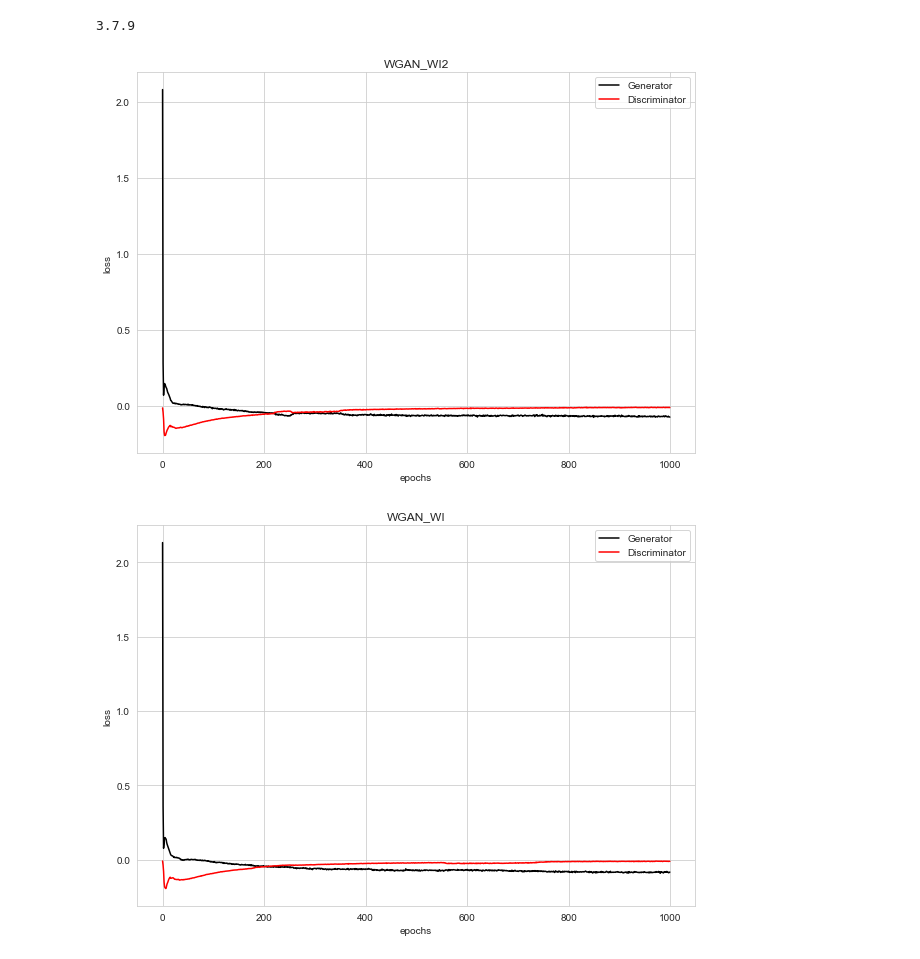
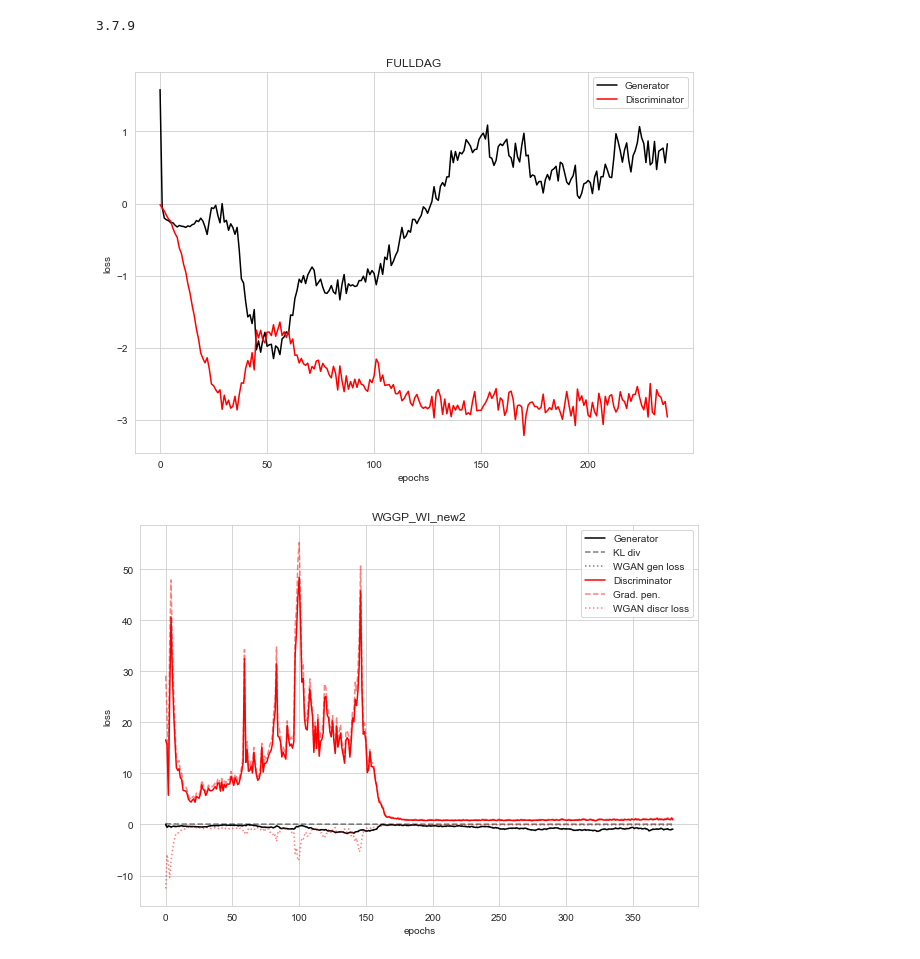
Before and after one commit to glederrey/SynthPop, a Jupyter notebook: code/notebooks/training/check_training.ipynb, the cells around one changed output. Saved outputs shown, nothing was run; the diff lists cells and outputs as text; code cells hidden in the pictures.

```diff
--- a/code/notebooks/training/check_training.ipynb
+++ b/code/notebooks/training/check_training.ipynb
@@ -25,7 +25,7 @@ sns.set_style("whitegrid")
 # %%
 dataset = 'Chicago'
 
-names = ['WGAN_WI2', 'WGAN_WI', 'WGAN_WO2', 'WGAN_WO', 'WGAN_OR']
+names = ['FULLDAG', 'WGGP_WI_new2', 'WGGP_WI_new', 'WGGP_WI_old', 'WGAN_WI']
 # %%
 for n in names:
 
@@ -44,34 +44,34 @@ for n in names:
         loss['wgan_gen'] = []
         for d in data:
             loss['wgan_gen'].append(d['GAN_loss/g_loss'])
             loss['kl'].append(d['GAN_loss/kl_div'])
             loss['gen'].append(d['GAN_loss/g_loss']+d['GAN_loss/kl_div'])
             loss['wgan_discr'].append(d['GAN_loss/d_loss'])
-            loss['grad_pen'].append(10*d['GAN_loss/gradient_penalty'])
-            loss['discr'].append((d['GAN_loss/d_loss']+10*d['GAN_loss/gradient_penalty']))
+            loss['grad_pen'].append(100*d['GAN_loss/gradient_penalty'])
+            loss['discr'].append((d['GAN_loss/d_loss']+100*d['GAN_loss/gradient_penalty']))
     else:
         for d in data:
             loss['gen'].append(d['GAN_loss/g_loss']+d['GAN_loss/kl_div'])
             loss['discr'].append(d['GAN_loss/d_loss'])
 
     plt.figure(figsize=(10,7))
     if True:
         plt.plot(loss['gen'], 'k', label='Generator')
         if any(x in n for x in ('WGANGP','WGGP')) :
             plt.plot(loss['kl'], 'k--', label='KL div', alpha=0.5)
             plt.plot(loss['wgan_gen'], 'k:', label='WGAN gen loss', alpha=0.5)
 
     plt.plot(loss['discr'], 'r', label='Discriminator')
     if any(x in n for x in ('WGANGP','WGGP')) :
         plt.plot(loss['grad_pen'], 'r--', label='Grad. pen.', alpha=0.5)
         plt.plot(loss['wgan_discr'], 'r:', label='WGAN discr loss', alpha=0.5)
     plt.legend()
 
     plt.title(n)
     #plt.ylim([-.1, .5])
     #plt.xlim([-5, 300])
     plt.xlabel('epochs')
     plt.ylabel('loss')
 # %% [output]
-[figure, old version]
+[figure, new version]
-[figure, old version]
+[figure, new version]
```
Also changed, not shown: parts of 3 cells of this notebook, 17 other files.
